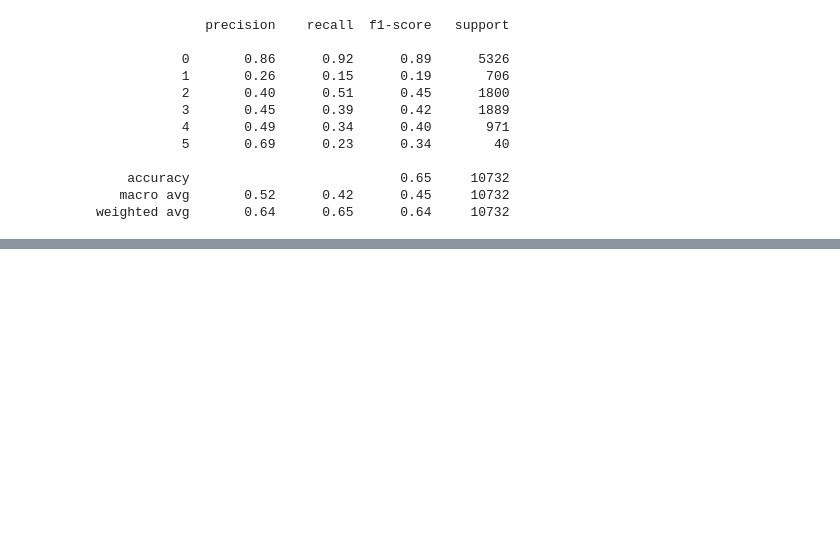
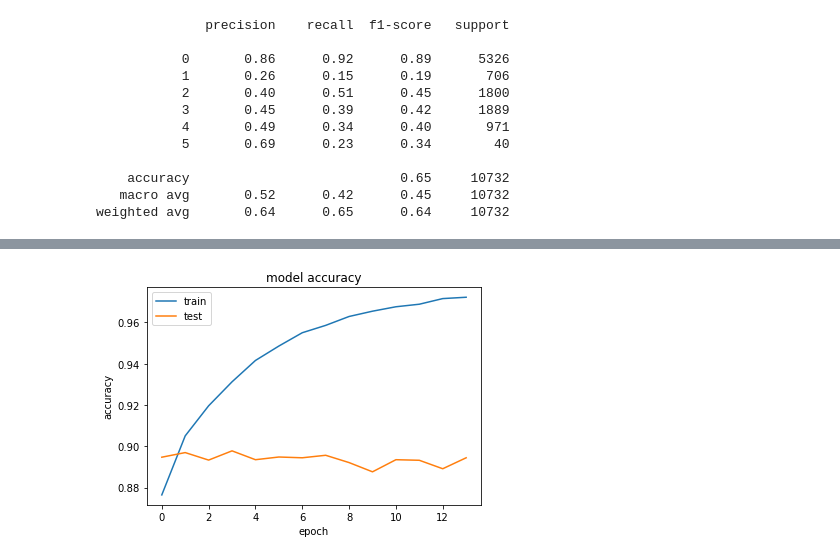
Before and after one commit to KristineNunez/HalamaNN, a Jupyter notebook: NN_sequential_v2.ipynb, the cells around one changed output, grey strips where cells are left out. Cells and saved outputs as stored; diff of their text form; code cells hidden in the pictures; blank space fills up the shorter version.

```diff
--- a/NN_sequential_v2.ipynb
+++ b/NN_sequential_v2.ipynb
@@ -512,0 +517,37 @@ weighted avg       0.64      0.65      0.64     10732
+# %%
+X_train_nonsmote = pd.read_csv('xy_train_v6.csv', index_col=False)
+y_train_nonsmote = X_train_nonsmote[["redlistCategory"]]
+X_train_nonsmote = X_train_nonsmote.drop(columns=['internalTaxonId', 'Unnamed: 0', "redlistCategory"])
+# %%
+X_test_nonsmote = pd.read_csv('xy_test_v6.csv', index_col=False)
+y_test_nonsmote = X_test_nonsmote[["redlistCategory"]]
+X_test_nonsmote = X_test_nonsmote.drop(columns=['internalTaxonId', 'Unnamed: 0', "redlistCategory"])
+# %%
+#set random seed
+tf.random.set_seed(42)
+#create the model
+nn_200=tf.keras.Sequential([
+    tf.keras.layers.Dense(len(X_train_nonsmote.columns), activation="relu"),
+    tf.keras.layers.Dense(70,activation="relu"),
+    tf.keras.layers.Dense(70,activation="relu"),
+    tf.keras.layers.Dense(30,activation="relu"),
+    tf.keras.layers.Dense(10,activation="relu"),
+    tf.keras.layers.Dense(6,activation="softmax")
+])
+#compile the model
+nn_200.compile(
+   #loss='categorical_crossentropy',
+   loss=tf.keras.losses.SparseCategoricalCrossentropy(),
+   optimizer=tf.keras.optimizers.Adam(),
+   metrics="accuracy")
+#create a learning rate callback
+lr_scheduler = tf.keras.callbacks.LearningRateScheduler(lambda epoch : 1e-3 )
+#fit the model
+epoch_num = 14
+fit_lr_history =nn_200.fit(
+   X_train_nonsmote,
+   y_train_nonsmote,
+   epochs=epoch_num,
+   callbacks=[lr_scheduler],
+   validation_data=(X_test_nonsmote,y_test_nonsmote),
+   verbose=1)
@@ -512,0 +574,10 @@ weighted avg       0.64      0.65      0.64     10732
+# %%
+plt.plot(fit_lr_history.history['accuracy'])
+plt.plot(fit_lr_history.history['val_accuracy'])
+plt.title('model accuracy')
+plt.ylabel('accuracy')
+plt.xlabel('epoch')
+plt.legend(['train', 'test'], loc='upper left')
+plt.show()
+# %% [output]
+[figure, added]
```
Also changed, not shown: parts of 5 cells of this notebook, 1 other file.
